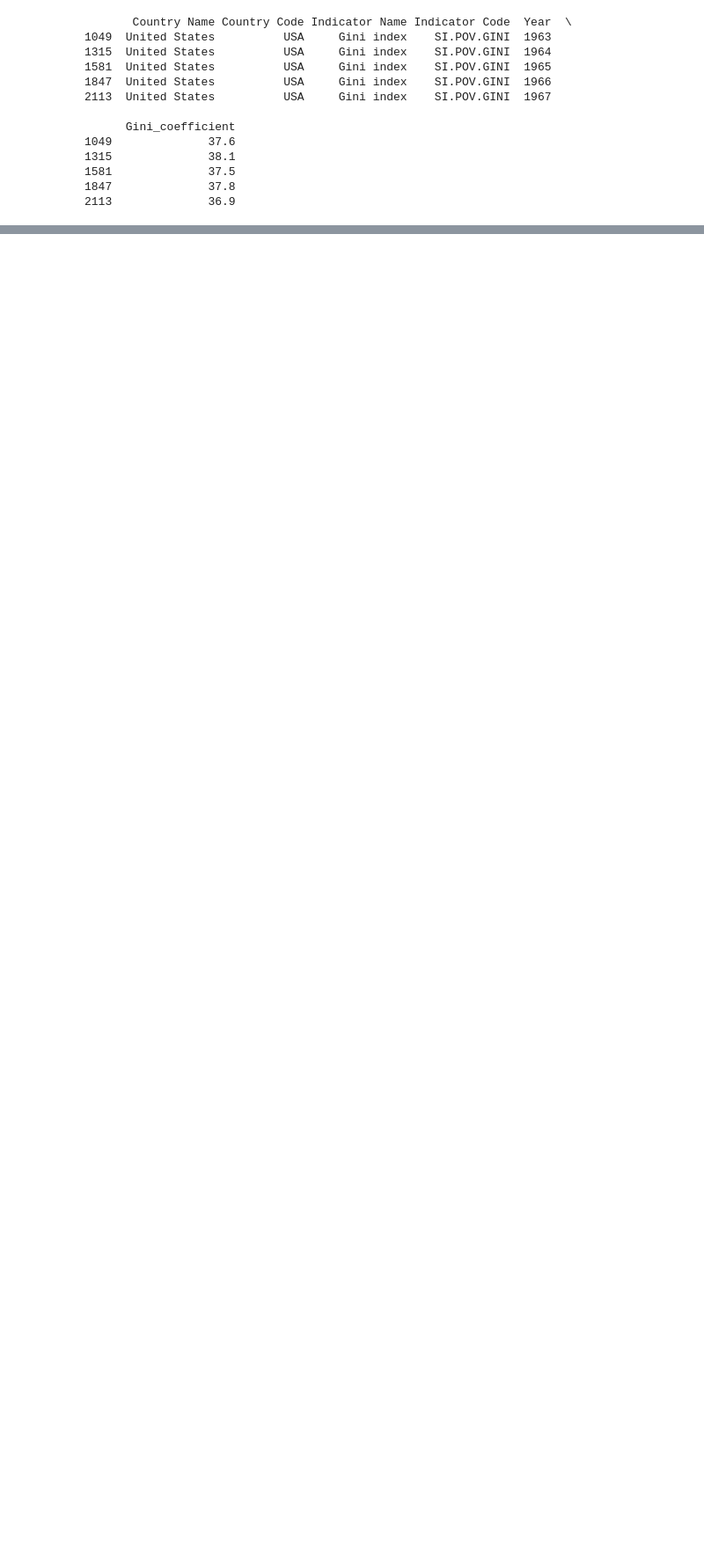
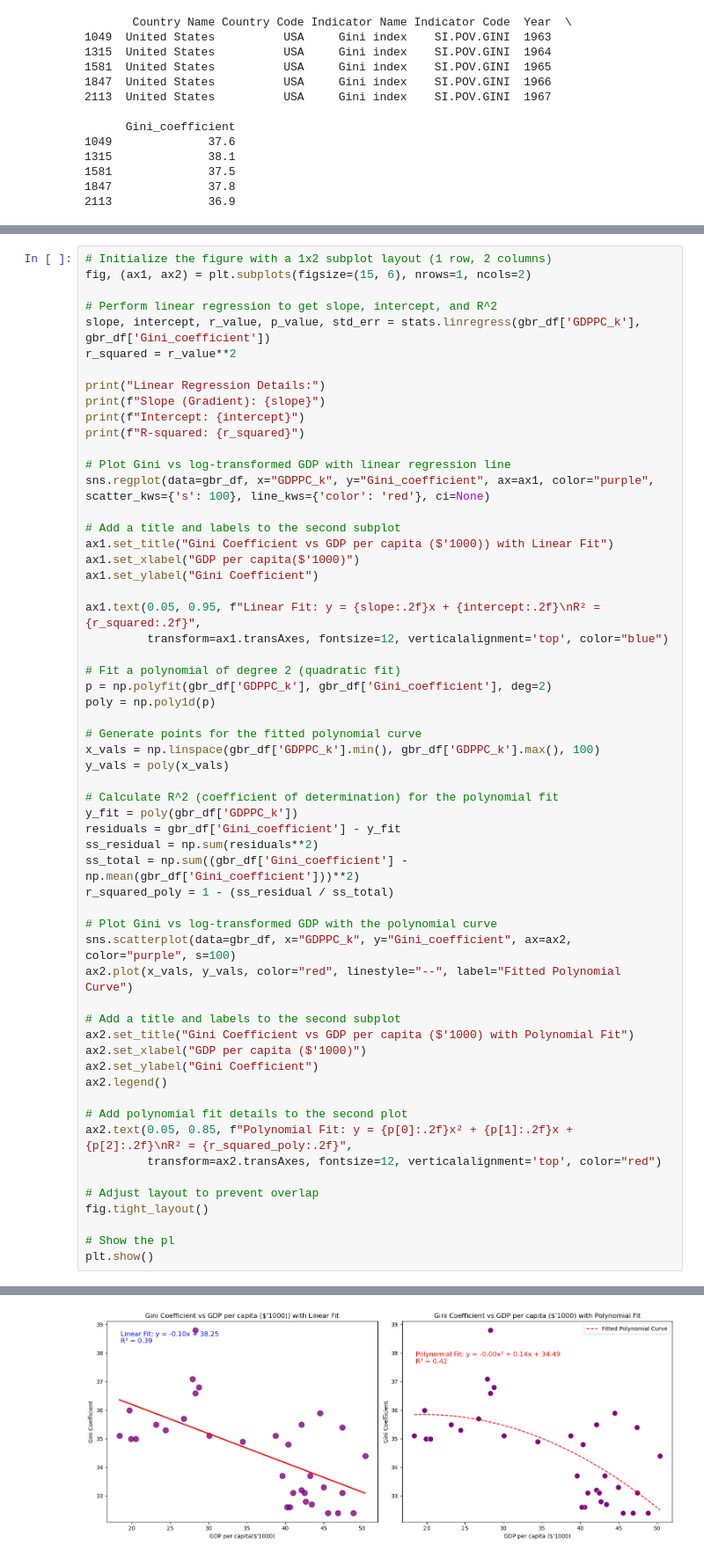
Before and after one commit to yonglau1999/HE4045-Group-Project, a Jupyter notebook: Causal Stuff.ipynb, the cells around one changed output, grey strips where cells are left out. Shown at 88% size. Cells and saved outputs as stored; diff of their text form; blank space fills up the shorter version.

```diff
--- a/Causal Stuff.ipynb
+++ b/Causal Stuff.ipynb
@@ -385,0 +422,59 @@ Year
+# %%
+# Initialize the figure with a 1x2 subplot layout (1 row, 2 columns)
+fig, (ax1, ax2) = plt.subplots(figsize=(15, 6), nrows=1, ncols=2)
+
+# Perform linear regression to get slope, intercept, and R^2
+slope, intercept, r_value, p_value, std_err = stats.linregress(gbr_df['GDPPC_k'], gbr_df['Gini_coefficient'])
+r_squared = r_value**2
+
+print("Linear Regression Details:")
+print(f"Slope (Gradient): {slope}")
+print(f"Intercept: {intercept}")
+print(f"R-squared: {r_squared}")
+
+# Plot Gini vs log-transformed GDP with linear regression line
+sns.regplot(data=gbr_df, x="GDPPC_k", y="Gini_coefficient", ax=ax1, color="purple", scatter_kws={'s': 100}, line_kws={'color': 'red'}, ci=None)
+
+# Add a title and labels to the second subplot
+ax1.set_title("Gini Coefficient vs GDP per capita ($'1000)) with Linear Fit")
+ax1.set_xlabel("GDP per capita($'1000)")
+ax1.set_ylabel("Gini Coefficient")
+
+ax1.text(0.05, 0.95, f"Linear Fit: y = {slope:.2f}x + {intercept:.2f}\nR² = {r_squared:.2f}",
+         transform=ax1.transAxes, fontsize=12, verticalalignment='top', color="blue")
+
+# Fit a polynomial of degree 2 (quadratic fit)
+p = np.polyfit(gbr_df['GDPPC_k'], gbr_df['Gini_coefficient'], deg=2)
+poly = np.poly1d(p)
+
+# Generate points for the fitted polynomial curve
+x_vals = np.linspace(gbr_df['GDPPC_k'].min(), gbr_df['GDPPC_k'].max(), 100)
+y_vals = poly(x_vals)
+
+# Calculate R^2 (coefficient of determination) for the polynomial fit
+y_fit = poly(gbr_df['GDPPC_k'])
+residuals = gbr_df['Gini_coefficient'] - y_fit
+ss_residual = np.sum(residuals**2)
+ss_total = np.sum((gbr_df['Gini_coefficient'] - np.mean(gbr_df['Gini_coefficient']))**2)
+r_squared_poly = 1 - (ss_residual / ss_total)
+
+# Plot Gini vs log-transformed GDP with the polynomial curve
+sns.scatterplot(data=gbr_df, x="GDPPC_k", y="Gini_coefficient", ax=ax2, color="purple", s=100)
+ax2.plot(x_vals, y_vals, color="red", linestyle="--", label="Fitted Polynomial Curve")
+
+# Add a title and labels to the second subplot
+ax2.set_title("Gini Coefficient vs GDP per capita ($'1000) with Polynomial Fit")
+ax2.set_xlabel("GDP per capita ($'1000)")
+ax2.set_ylabel("Gini Coefficient")
+ax2.legend()
+
+# Add polynomial fit details to the second plot
+ax2.text(0.05, 0.85, f"Polynomial Fit: y = {p[0]:.2f}x² + {p[1]:.2f}x + {p[2]:.2f}\nR² = {r_squared_poly:.2f}",
+         transform=ax2.transAxes, fontsize=12, verticalalignment='top', color="red")
+
+# Adjust layout to prevent overlap
+fig.tight_layout()
+
+# Show the pl
+plt.show()
+# %% [output]
@@ -385,0 +485 @@ Year
+[figure, added]
```
Also changed, not shown: parts of 11 cells of this notebook.
